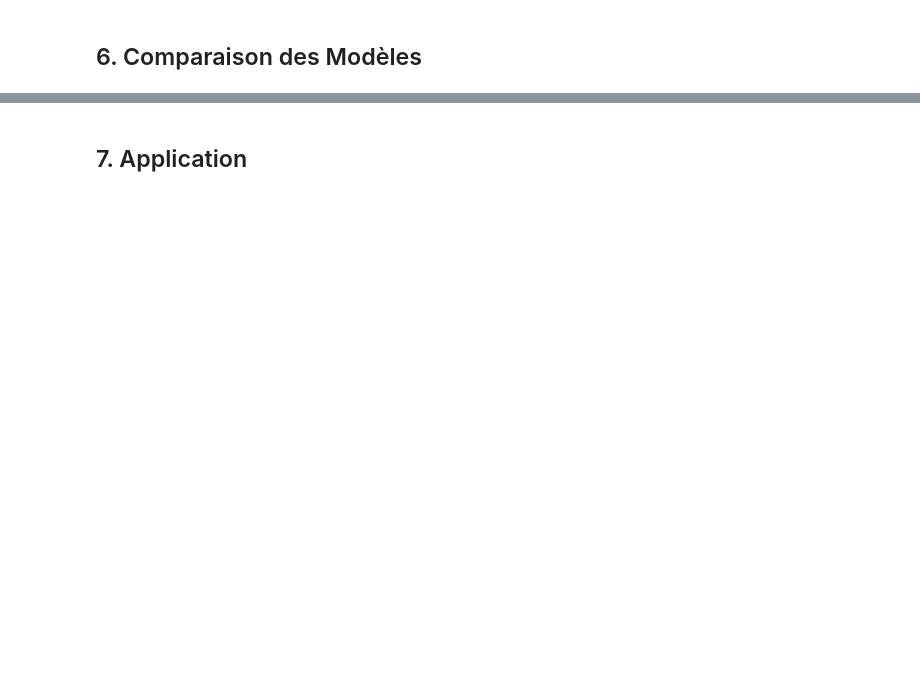
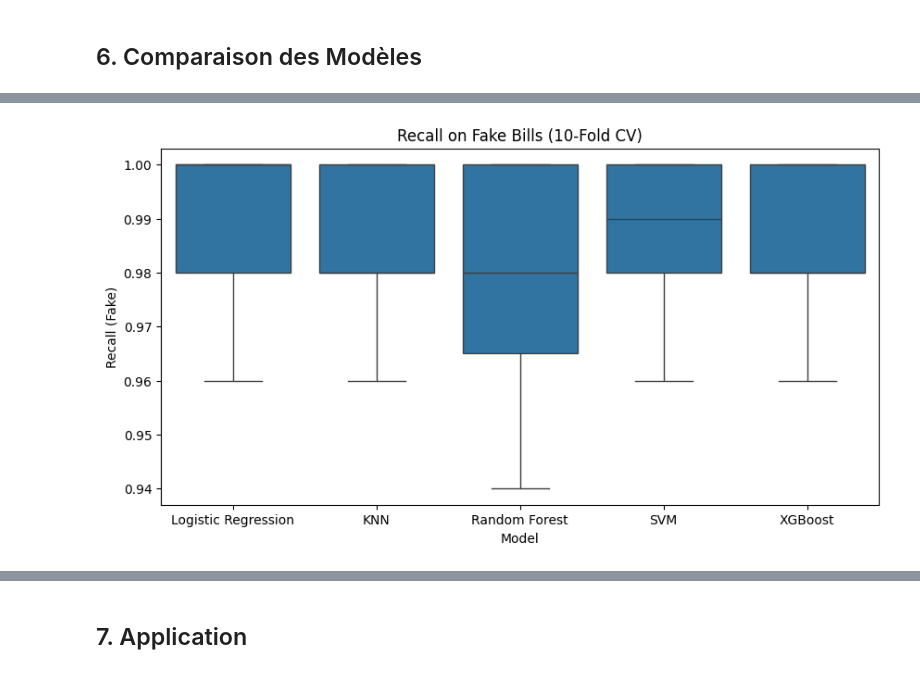
Before and after one commit to makokuzii/Detectez-des-faux-billets-avec-Python, a Jupyter notebook: main.ipynb, the cells around one changed output, grey strips where cells are left out. Saved outputs shown, nothing was run; the diff lists cells and outputs as text; code cells hidden in the pictures; blank space fills up the shorter version.

Commit message:
improve model comparison

```diff
--- a/main.ipynb
+++ b/main.ipynb
@@ -450,10 +456,10 @@ from sklearn.svm import SVC
 svm = SVC()
 
 param_grid = {
-    'C': [0.1, 1, 10],
+    'C': [0.01,0.1, 1, 10],
     'gamma': ['scale', 'auto'],
     'kernel': ['linear', 'rbf'],
-    'class_weight': [None, 'balanced']
+    'class_weight': [None, 'balanced', {0: 1.5, 1: 0.75}, {0: 2, 1: 1}, {0:3, 1:1} ]
 }
 
 # Grid search using recall on fake bills
@@ -463,7 +469,7 @@ grid = GridSearchCV(
     svm,
     param_grid,
     scoring=scorer,
-    cv=5,
+    cv=10,
     n_jobs=-1
 )
 
@@ -501,12 +507,8 @@ Confusion matrix:
 from xgboost import XGBClassifier
 
 model = XGBClassifier(
-    n_estimators=200,
-    max_depth=5,
-    learning_rate=0.1,
-    subsample=0.8,
-    colsample_bytree=0.8,
-    random_state=42
+    random_state=42,
+    eval_metric='aucpr'
 )
 
 model.fit(X_train, y_train)
@@ -518,8 +520,6 @@ print(classification_report(y_test, y_pred, target_names=["Fake", "Genuine"], di
 
 print("Confusion Matrix:")
 print(confusion_matrix(y_test, y_pred))
-
-print("\nRecall Fake Bills:", recall_score(y_test, y_pred, pos_label=False))
 # %% [output]
 Classification Report:
               precision    recall  f1-score   support
@@ -939,0 +606,7 @@ Génération des graphiques...
+# %%
+plt.figure(figsize=(10,5))
+sns.boxplot(data=df_results, x='Model', y='Recall (Fake)')
+plt.title("Recall on Fake Bills (10-Fold CV)")
+plt.show()
+# %% [output]
+[figure, added]
```
Also changed, not shown: parts of 14 cells of this notebook, 9 other files.
